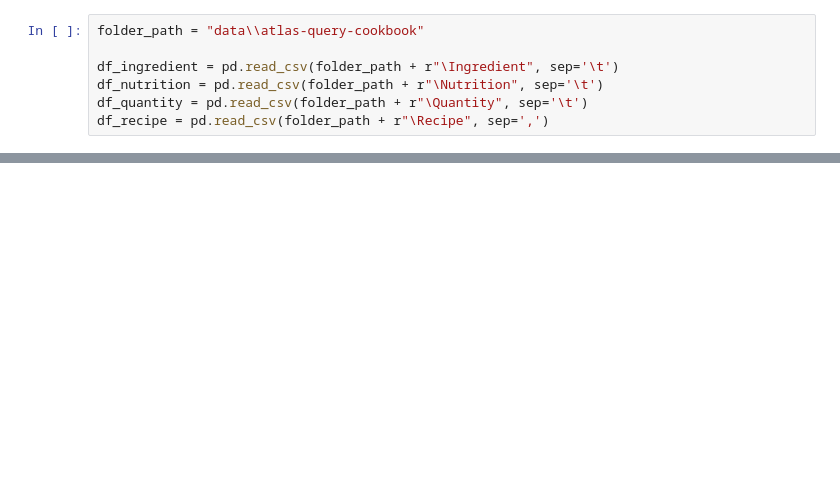
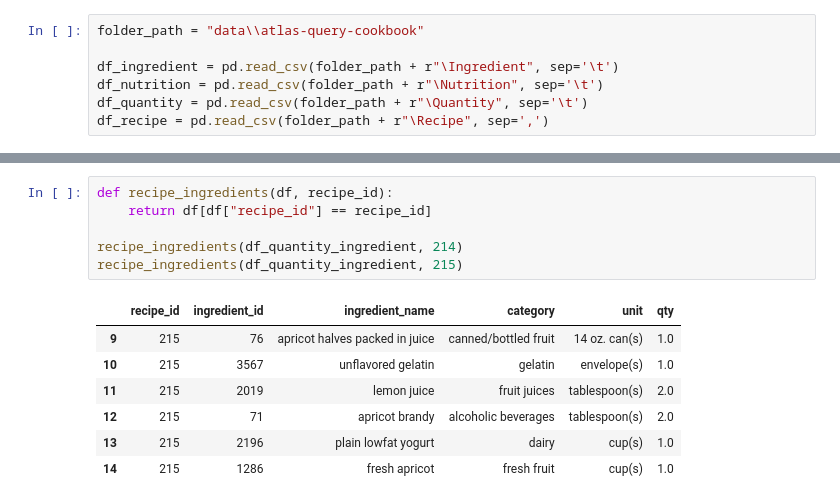
Before and after one commit to Dorukante/Knowledge-Engineering-2AMD20-, a Jupyter notebook: cleaning_recipes.ipynb, the cells around one changed output, grey strips where cells are left out. Drawn from its saved outputs; the diff is of its cells as text; blank space fills up the shorter version.

```diff
--- a/cleaning_recipes.ipynb
+++ b/cleaning_recipes.ipynb
@@ -86,0 +91,14 @@ df_all
+# %%
+def recipe_ingredients(df, recipe_id):
+    return df[df["recipe_id"] == recipe_id]
+
+recipe_ingredients(df_quantity_ingredient, 214)
+recipe_ingredients(df_quantity_ingredient, 215)
+# %% [output]
+|  | recipe_id | ingredient_id | ingredient_name | category | unit | qty |
+| 9 | 215 | 76 | apricot halves packed in juice | canned/bottled fruit | 14 oz. can(s) | 1.0 |
+| 10 | 215 | 3567 | unflavored gelatin | gelatin | envelope(s) | 1.0 |
+| 11 | 215 | 2019 | lemon juice | fruit juices | tablespoon(s) | 2.0 |
+| 12 | 215 | 71 | apricot brandy | alcoholic beverages | tablespoon(s) | 2.0 |
+| 13 | 215 | 2196 | plain lowfat yogurt | dairy | cup(s) | 1.0 |
+| 14 | 215 | 1286 | fresh apricot | fresh fruit | cup(s) | 1.0 |
```
Also changed, not shown: parts of 10 cells of this notebook.
